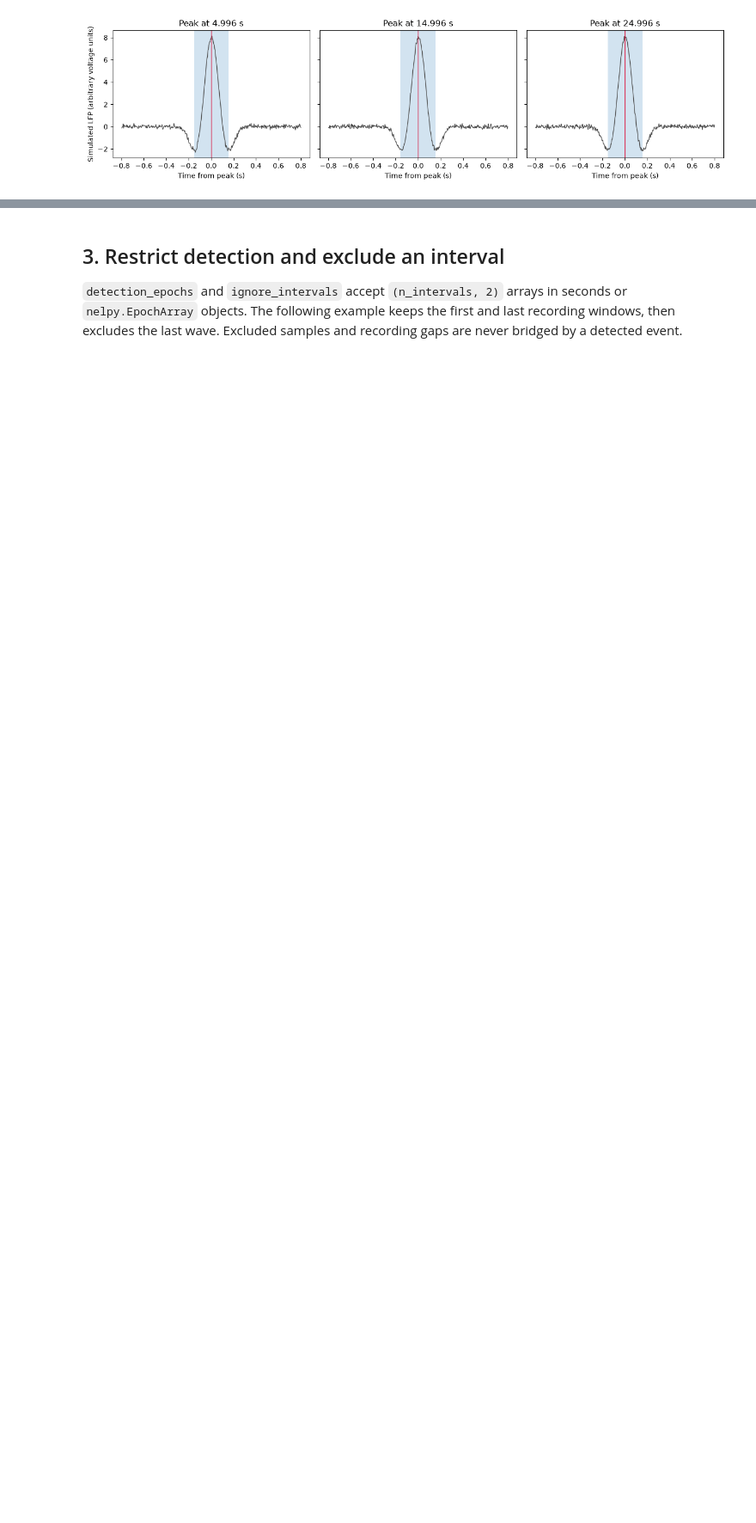
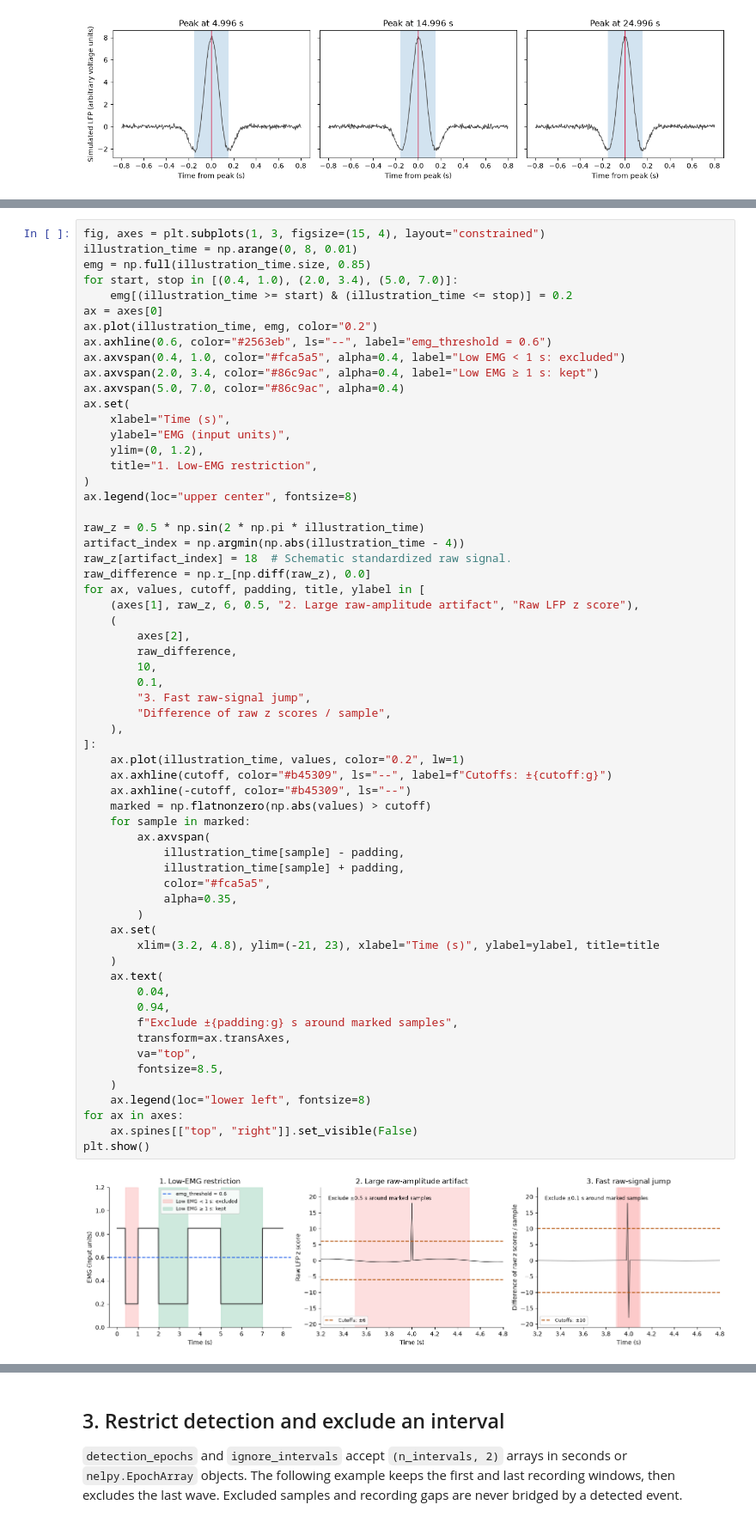
Before and after one commit to ryanharvey1/neuro_py, a Jupyter notebook: tutorials/delta_wave_detection.ipynb, the cells around one changed output, grey strips where cells are left out. Shown at 86% size. Cells and saved outputs as stored; diff of their text form; blank space fills up the shorter version.

Commit message:
Illustrate delta wave thresholding in the tutorial notebook

```diff
--- a/tutorials/delta_wave_detection.ipynb
+++ b/tutorials/delta_wave_detection.ipynb
@@ -99,0 +332,63 @@ plt.show()
+# %%
+fig, axes = plt.subplots(1, 3, figsize=(15, 4), layout="constrained")
+illustration_time = np.arange(0, 8, 0.01)
+emg = np.full(illustration_time.size, 0.85)
+for start, stop in [(0.4, 1.0), (2.0, 3.4), (5.0, 7.0)]:
+    emg[(illustration_time >= start) & (illustration_time <= stop)] = 0.2
+ax = axes[0]
+ax.plot(illustration_time, emg, color="0.2")
+ax.axhline(0.6, color="#2563eb", ls="--", label="emg_threshold = 0.6")
+ax.axvspan(0.4, 1.0, color="#fca5a5", alpha=0.4, label="Low EMG < 1 s: excluded")
+ax.axvspan(2.0, 3.4, color="#86c9ac", alpha=0.4, label="Low EMG ≥ 1 s: kept")
+ax.axvspan(5.0, 7.0, color="#86c9ac", alpha=0.4)
+ax.set(
+    xlabel="Time (s)",
+    ylabel="EMG (input units)",
+    ylim=(0, 1.2),
+    title="1. Low-EMG restriction",
+)
+ax.legend(loc="upper center", fontsize=8)
+
+raw_z = 0.5 * np.sin(2 * np.pi * illustration_time)
+artifact_index = np.argmin(np.abs(illustration_time - 4))
+raw_z[artifact_index] = 18  # Schematic standardized raw signal.
+raw_difference = np.r_[np.diff(raw_z), 0.0]
+for ax, values, cutoff, padding, title, ylabel in [
+    (axes[1], raw_z, 6, 0.5, "2. Large raw-amplitude artifact", "Raw LFP z score"),
+    (
+        axes[2],
+        raw_difference,
+        10,
+        0.1,
+        "3. Fast raw-signal jump",
+        "Difference of raw z scores / sample",
+    ),
+]:
+    ax.plot(illustration_time, values, color="0.2", lw=1)
+    ax.axhline(cutoff, color="#b45309", ls="--", label=f"Cutoffs: ±{cutoff:g}")
+    ax.axhline(-cutoff, color="#b45309", ls="--")
+    marked = np.flatnonzero(np.abs(values) > cutoff)
+    for sample in marked:
+        ax.axvspan(
+            illustration_time[sample] - padding,
+            illustration_time[sample] + padding,
+            color="#fca5a5",
+            alpha=0.35,
+        )
+    ax.set(
+        xlim=(3.2, 4.8), ylim=(-21, 23), xlabel="Time (s)", ylabel=ylabel, title=title
+    )
+    ax.text(
+        0.04,
+        0.94,
+        f"Exclude ±{padding:g} s around marked samples",
+        transform=ax.transAxes,
+        va="top",
+        fontsize=8.5,
+    )
+    ax.legend(loc="lower left", fontsize=8)
+for ax in axes:
+    ax.spines[["top", "right"]].set_visible(False)
+plt.show()
+# %% [output]
+[figure, added]
```
Also changed, not shown: parts of 8 cells of this notebook.
